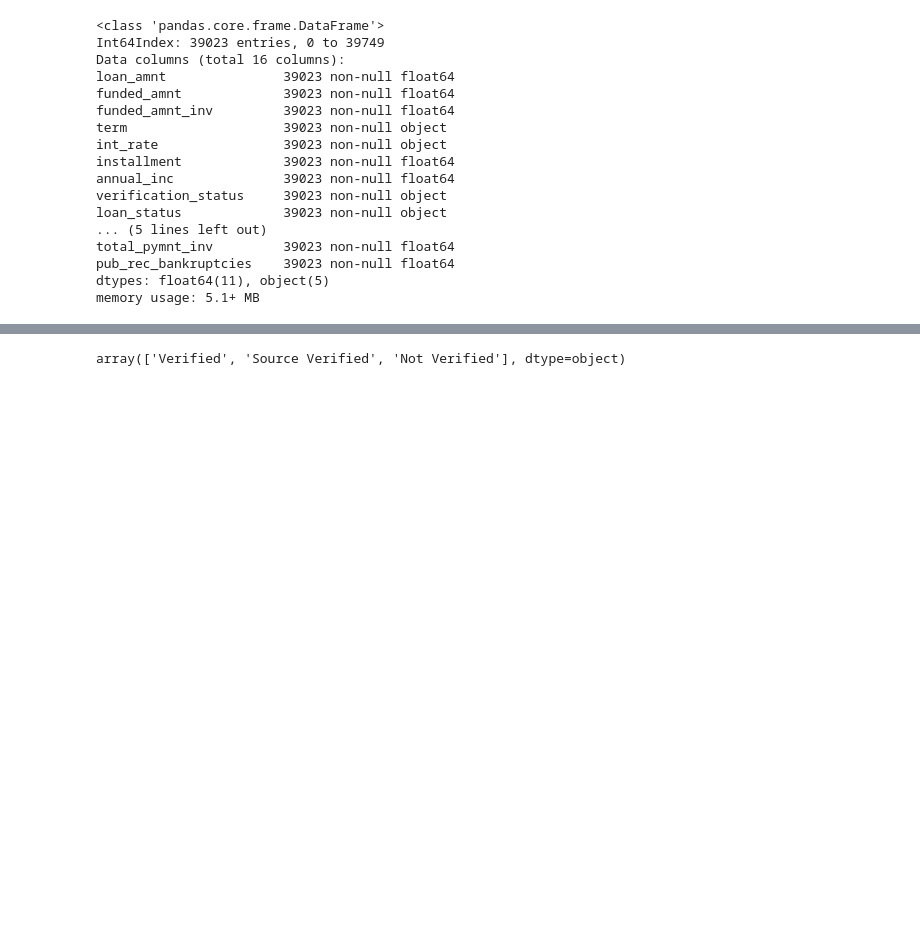
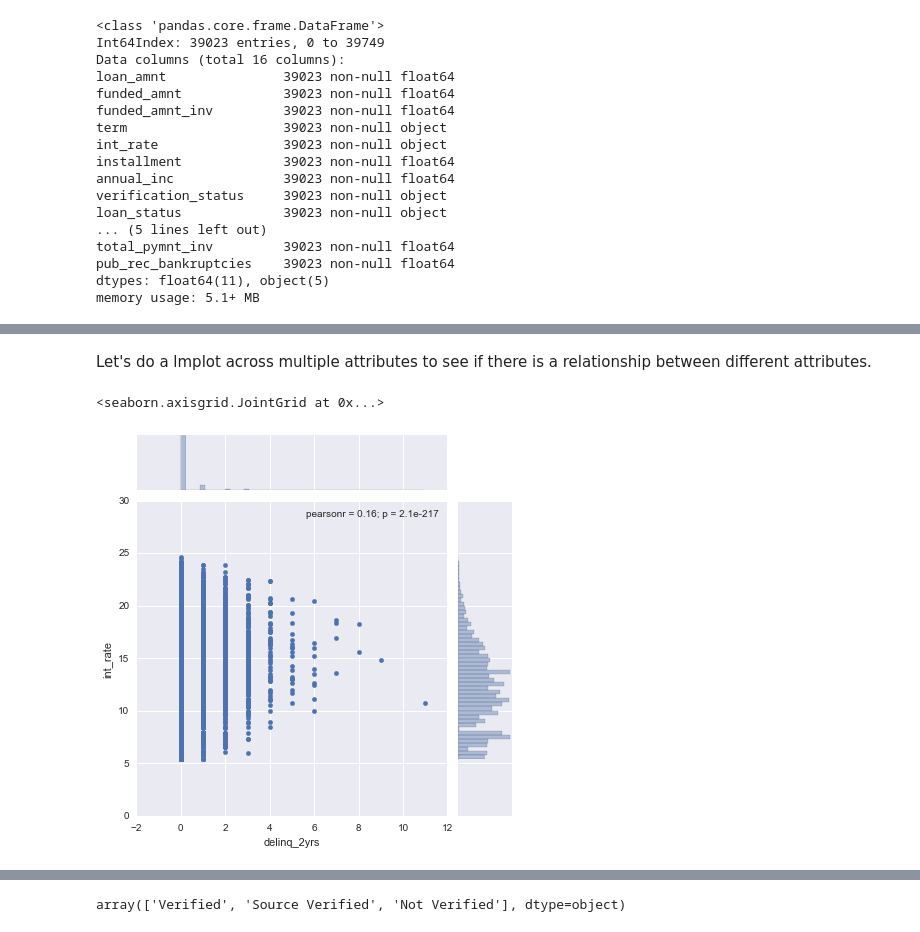
Before and after one commit to shobhitmishra/Udacity_Machine_Learning, a Jupyter notebook: Capstone Project/Lending_Tree_Loan_Prediction.ipynb, the cells around one changed output, grey strips where cells are left out. Cells and saved outputs as stored; diff of their text form; code cells hidden in the pictures; blank space fills up the shorter version.

```diff
--- a/Capstone Project/Lending_Tree_Loan_Prediction.ipynb
+++ b/Capstone Project/Lending_Tree_Loan_Prediction.ipynb
@@ -132,0 +124,7 @@ loan_data['revol_util'] = loan_data['revol_util'].apply(lambda x: float(x[:-1]))
+# %% [markdown]
+Let's do a lmplot across multiple attributes to see if there is a relationship between different attributes.
+# %%
+sns.jointplot(x='delinq_2yrs',y='int_rate',data=loan_data)
+# %% [output]
+<seaborn.axisgrid.JointGrid at 0x...>
+[figure, added]
```
Also changed, not shown: parts of 22 cells of this notebook, 7 other files.
